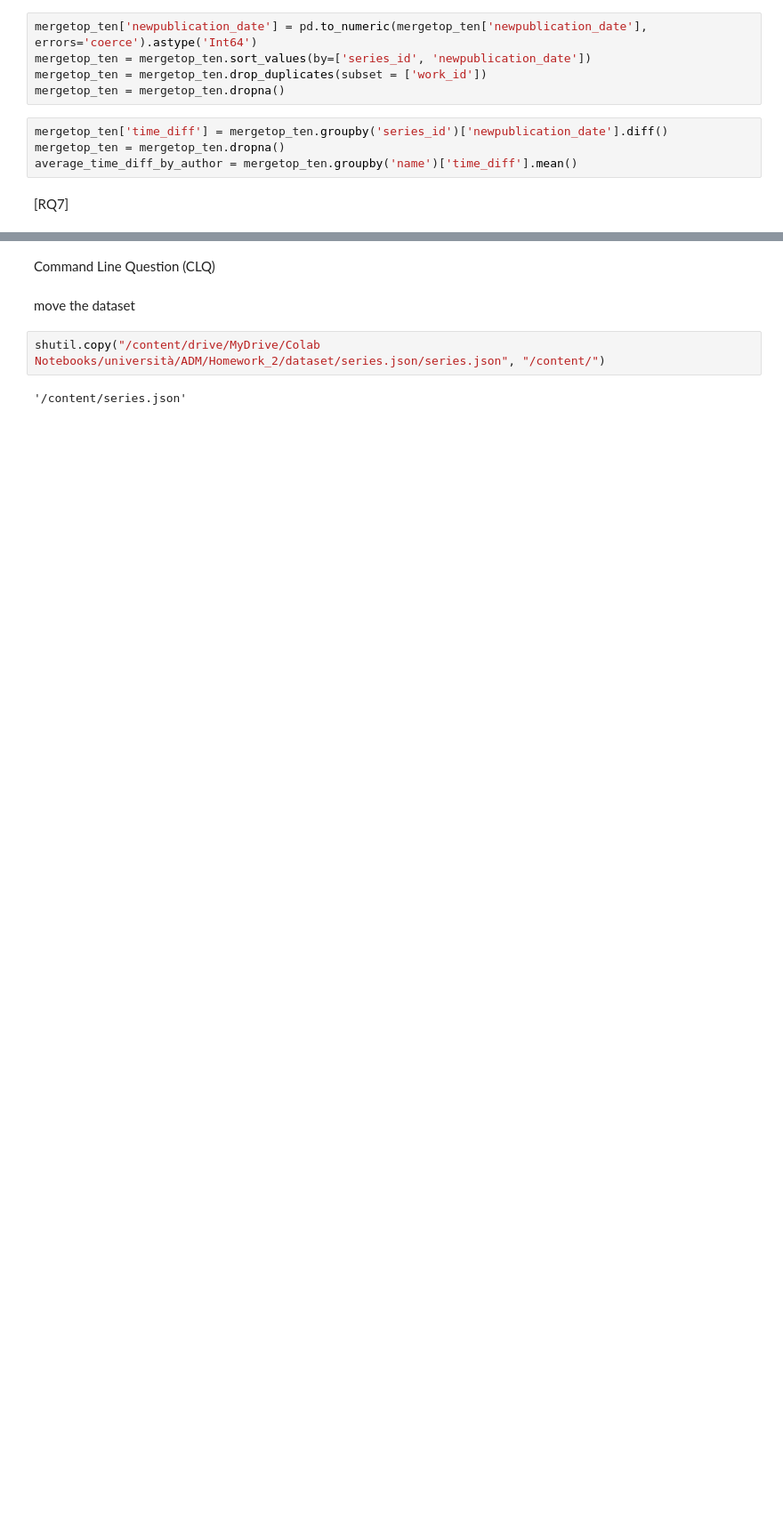
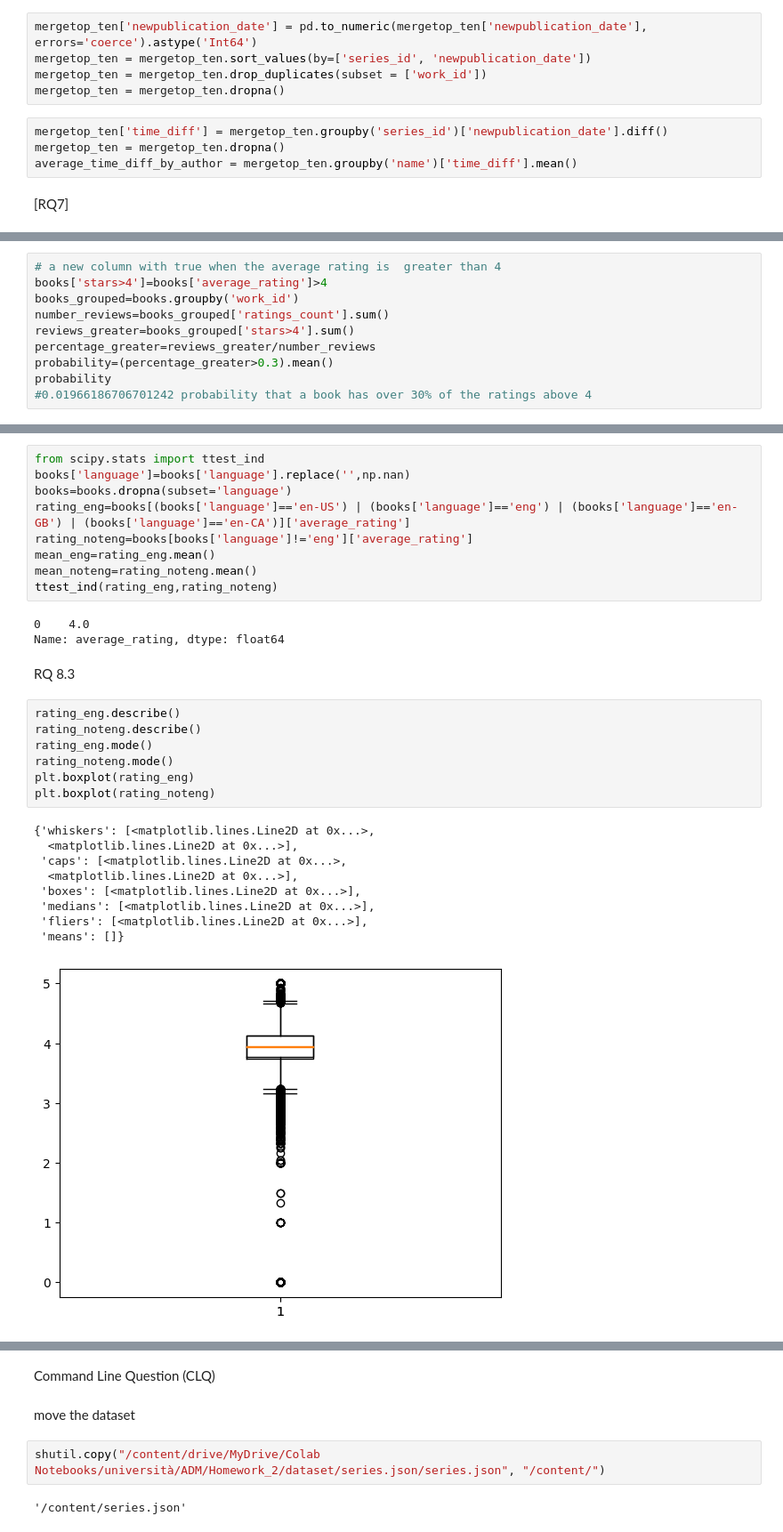
Before and after one commit to diego-ciciani01/ADM---HV2, a Jupyter notebook: Homework_2.ipynb, the cells around one changed output, grey strips where cells are left out. Shown at 89% size. Drawn from its saved outputs; the diff is of its cells as text; blank space fills up the shorter version.

```diff
--- a/Homework_2.ipynb
+++ b/Homework_2.ipynb
@@ -942,0 +946,10 @@ Name: work_id, Length: 129775, dtype: int64
+# %%
+# a new column with true when the average rating is  greater than 4
+books['stars>4']=books['average_rating']>4
+books_grouped=books.groupby('work_id')
+number_reviews=books_grouped['ratings_count'].sum()
+reviews_greater=books_grouped['stars>4'].sum()
+percentage_greater=reviews_greater/number_reviews
+probability=(percentage_greater>0.3).mean()
+probability
+#0.01966186706701242 probability that a book has over 30% of the ratings above 4
@@ -964,0 +1016,31 @@ prob_X*prob_Y
+# %%
+from scipy.stats import ttest_ind
+books['language']=books['language'].replace('',np.nan)
+books=books.dropna(subset='language')
+rating_eng=books[(books['language']=='en-US') | (books['language']=='eng') | (books['language']=='en-GB') | (books['language']=='en-CA')]['average_rating']
+rating_noteng=books[books['language']!='eng']['average_rating']
+mean_eng=rating_eng.mean()
+mean_noteng=rating_noteng.mean()
+ttest_ind(rating_eng,rating_noteng)
+# %% [output]
+0    4.0
+Name: average_rating, dtype: float64
+# %% [markdown]
+RQ 8.3
+# %%
+rating_eng.describe()
+rating_noteng.describe()
+rating_eng.mode()
+rating_noteng.mode()
+plt.boxplot(rating_eng)
+plt.boxplot(rating_noteng)
+# %% [output]
+{'whiskers': [<matplotlib.lines.Line2D at 0x...>,
+  <matplotlib.lines.Line2D at 0x...>],
+ 'caps': [<matplotlib.lines.Line2D at 0x...>,
+  <matplotlib.lines.Line2D at 0x...>],
+ 'boxes': [<matplotlib.lines.Line2D at 0x...>],
+ 'medians': [<matplotlib.lines.Line2D at 0x...>],
+ 'fliers': [<matplotlib.lines.Line2D at 0x...>],
+ 'means': []}
+[figure, added]
```
Also changed, not shown: parts of 44 cells of this notebook.
